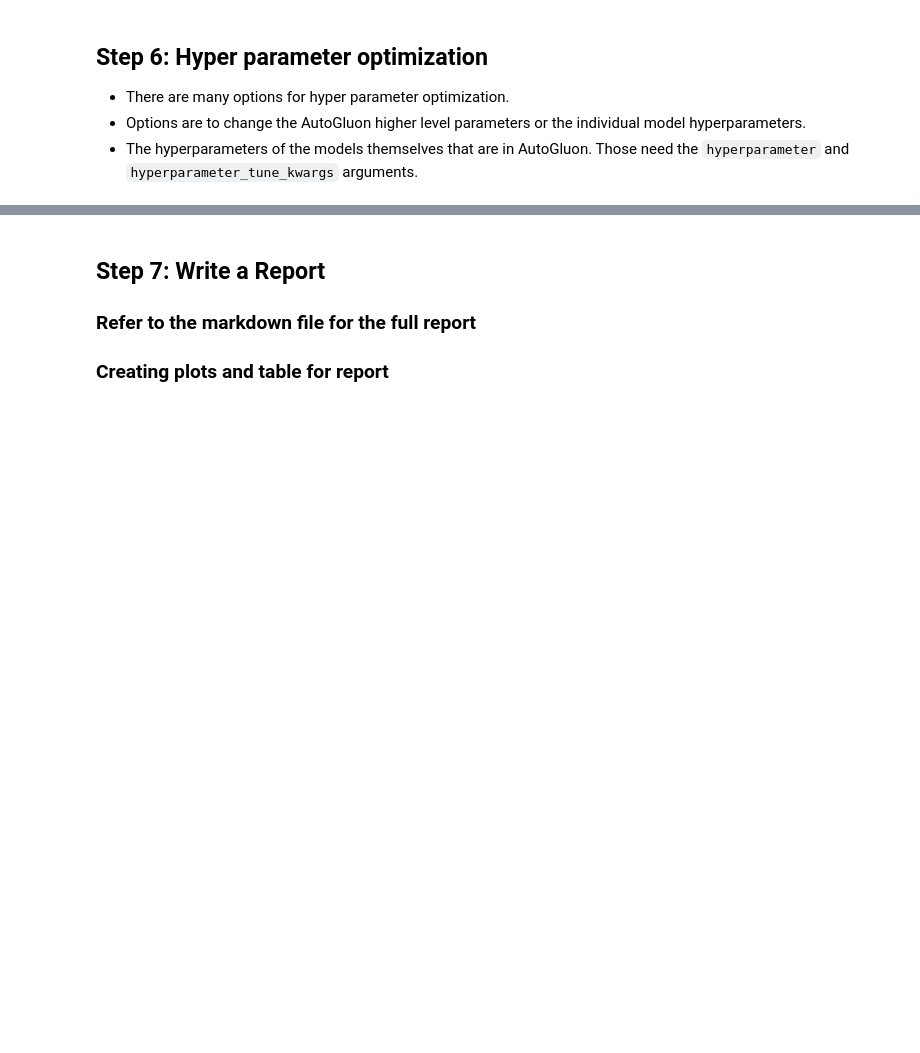
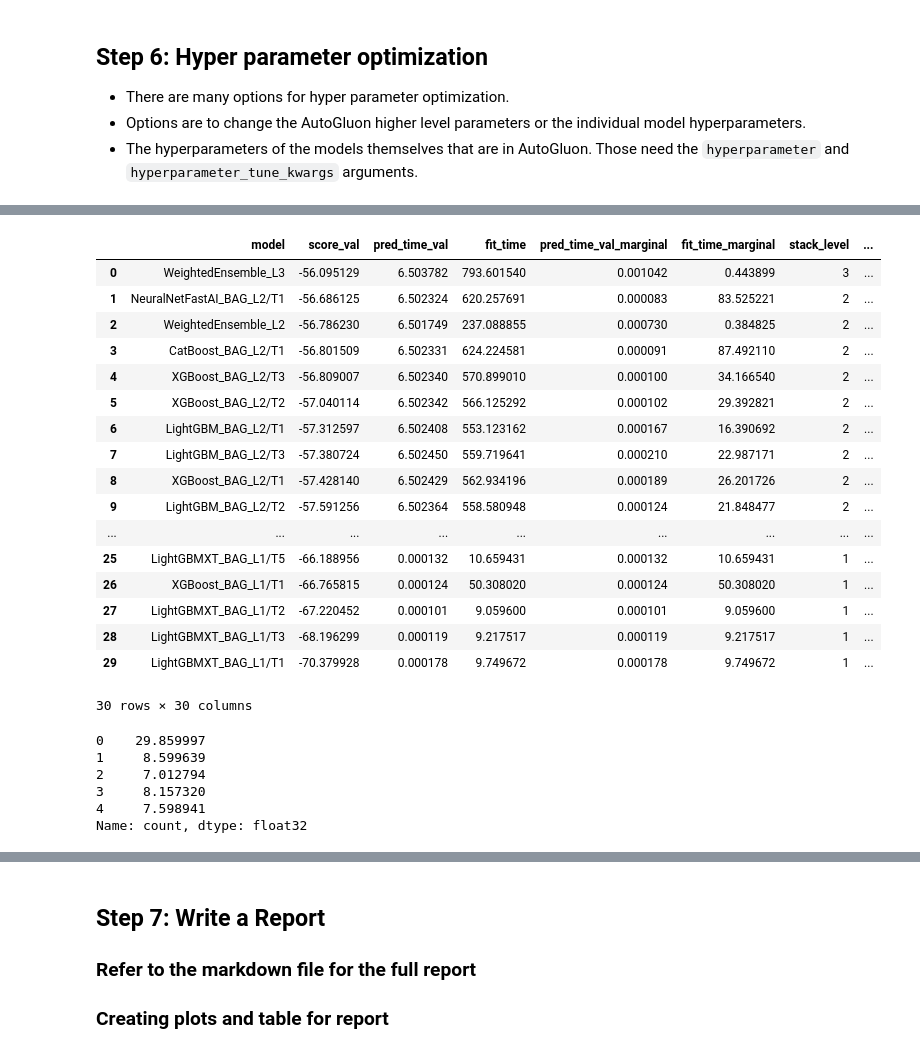
Before and after one commit to sschuhmi/cd0385-PredictBikeShares, a Jupyter notebook: project/project-template.ipynb, the cells around one changed output, grey strips where cells are left out. Drawn from its saved outputs; the diff is of its cells as text; code cells hidden in the pictures; blank space fills up the shorter version.

```diff
--- a/project/project-template.ipynb
+++ b/project/project-template.ipynb
@@ -396,0 +710,18 @@ predictor_new_hpo = TabularPredictor(?).fit(?)
+# %%
+target = 'count'
+eval_metric = 'root_mean_squared_error'
+time_limit = 1.5 * 10 * 60
+preset = 'best_quality'
+problem_type = 'regression'
+
+predictor_new_hpo = TabularPredictor(
+    label = target,
+    eval_metric = eval_metric,
+    problem_type = problem_type
+).fit(
+    train_data = train,
+    presets = preset,
+    time_limit = time_limit,
+    hyperparameters = hyperparameters,
+    hyperparameter_tune_kwargs = hyperparameter_tune_kwargs
+)
@@ -399,2 +813,33 @@ predictor_new_hpo.fit_summary()
+# %%
+predictor_new_hpo.leaderboard(extra_info=True, silent=True)
+# %% [output]
+|  | model | score_val | pred_time_val | fit_time | pred_time_val_marginal | fit_time_marginal | stack_level | ... |
+| 0 | WeightedEnsemble_L3 | -56.095129 | 6.503782 | 793.601540 | 0.001042 | 0.443899 | 3 | ... |
+| 1 | NeuralNetFastAI_BAG_L2/T1 | -56.686125 | 6.502324 | 620.257691 | 0.000083 | 83.525221 | 2 | ... |
+| 2 | WeightedEnsemble_L2 | -56.786230 | 6.501749 | 237.088855 | 0.000730 | 0.384825 | 2 | ... |
+| 3 | CatBoost_BAG_L2/T1 | -56.801509 | 6.502331 | 624.224581 | 0.000091 | 87.492110 | 2 | ... |
+| 4 | XGBoost_BAG_L2/T3 | -56.809007 | 6.502340 | 570.899010 | 0.000100 | 34.166540 | 2 | ... |
+| 5 | XGBoost_BAG_L2/T2 | -57.040114 | 6.502342 | 566.125292 | 0.000102 | 29.392821 | 2 | ... |
+| 6 | LightGBM_BAG_L2/T1 | -57.312597 | 6.502408 | 553.123162 | 0.000167 | 16.390692 | 2 | ... |
+| 7 | LightGBM_BAG_L2/T3 | -57.380724 | 6.502450 | 559.719641 | 0.000210 | 22.987171 | 2 | ... |
+| 8 | XGBoost_BAG_L2/T1 | -57.428140 | 6.502429 | 562.934196 | 0.000189 | 26.201726 | 2 | ... |
+| 9 | LightGBM_BAG_L2/T2 | -57.591256 | 6.502364 | 558.580948 | 0.000124 | 21.848477 | 2 | ... |
+| ... | ... | ... | ... | ... | ... | ... | ... | ... |
+| 25 | LightGBMXT_BAG_L1/T5 | -66.188956 | 0.000132 | 10.659431 | 0.000132 | 10.659431 | 1 | ... |
+| 26 | XGBoost_BAG_L1/T1 | -66.765815 | 0.000124 | 50.308020 | 0.000124 | 50.308020 | 1 | ... |
+| 27 | LightGBMXT_BAG_L1/T2 | -67.220452 | 0.000101 | 9.059600 | 0.000101 | 9.059600 | 1 | ... |
+| 28 | LightGBMXT_BAG_L1/T3 | -68.196299 | 0.000119 | 9.217517 | 0.000119 | 9.217517 | 1 | ... |
+| 29 | LightGBMXT_BAG_L1/T1 | -70.379928 | 0.000178 | 9.749672 | 0.000178 | 9.749672 | 1 | ... |
+30 rows × 30 columns
+# %%
+predictions_new_hpo = predictor_new_hpo.predict(test)
+predictions_new_hpo.head()
+# %% [output]
+0    29.859997
+1     8.599639
+2     7.012794
+3     8.157320
+4     7.598941
+Name: count, dtype: float32
 # %%
 # Remember to set all negative values to zero
```
Also changed, not shown: parts of 48 cells of this notebook.
